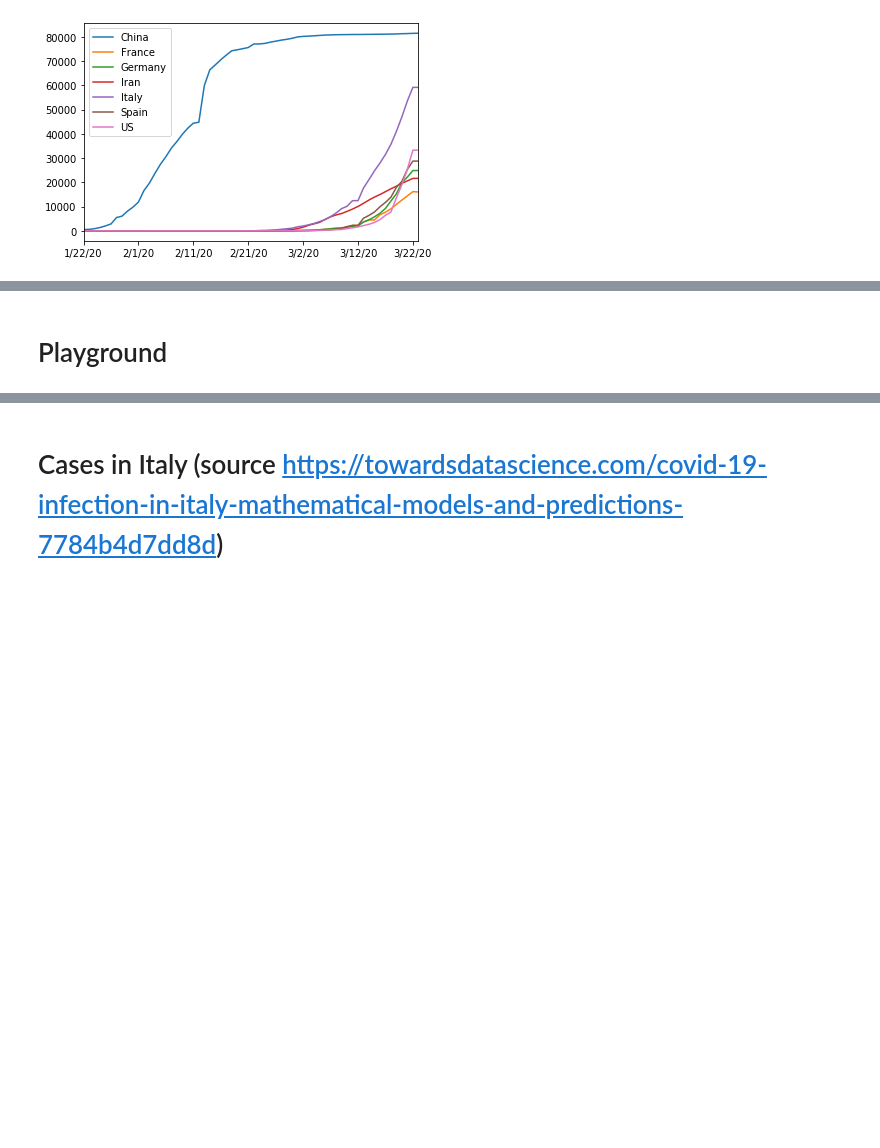
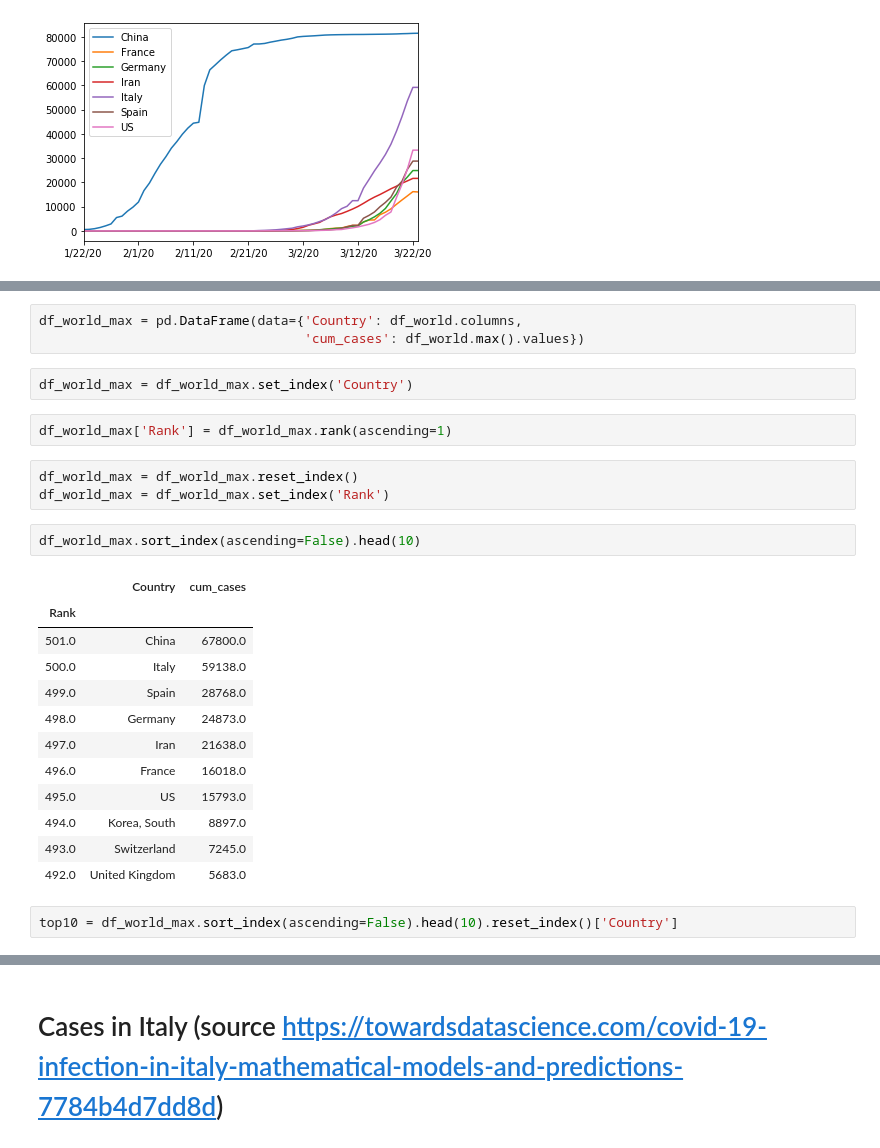
Before and after one commit to gbellandi/corona_model, a Jupyter notebook: Corona_model_scenarios_JHUdata.ipynb, the cells around one changed output, grey strips where cells are left out. Drawn from its saved outputs; the diff is of its cells as text; blank space fills up the shorter version.

```diff
--- a/Corona_model_scenarios_JHUdata.ipynb
+++ b/Corona_model_scenarios_JHUdata.ipynb
@@ -113,2 +147,27 @@ df_world.groupby(df_world.columns, axis=1).max()
-# %% [markdown]
-# Playground
+# %%
+df_world_max = pd.DataFrame(data={'Country': df_world.columns,
+                                  'cum_cases': df_world.max().values})
+# %%
+df_world_max = df_world_max.set_index('Country')
+# %%
+df_world_max['Rank'] = df_world_max.rank(ascending=1)
+# %%
+df_world_max = df_world_max.reset_index()
+df_world_max = df_world_max.set_index('Rank')
+# %%
+df_world_max.sort_index(ascending=False).head(10)
+# %% [output]
+|  | Country | cum_cases |
+| Rank |  |  |
+| 501.0 | China | 67800.0 |
+| 500.0 | Italy | 59138.0 |
+| 499.0 | Spain | 28768.0 |
+| 498.0 | Germany | 24873.0 |
+| 497.0 | Iran | 21638.0 |
+| 496.0 | France | 16018.0 |
+| 495.0 | US | 15793.0 |
+| 494.0 | Korea, South | 8897.0 |
+| 493.0 | Switzerland | 7245.0 |
+| 492.0 | United Kingdom | 5683.0 |
+# %%
+top10 = df_world_max.sort_index(ascending=False).head(10).reset_index()['Country']
```
Also changed, not shown: parts of 13 cells of this notebook.
